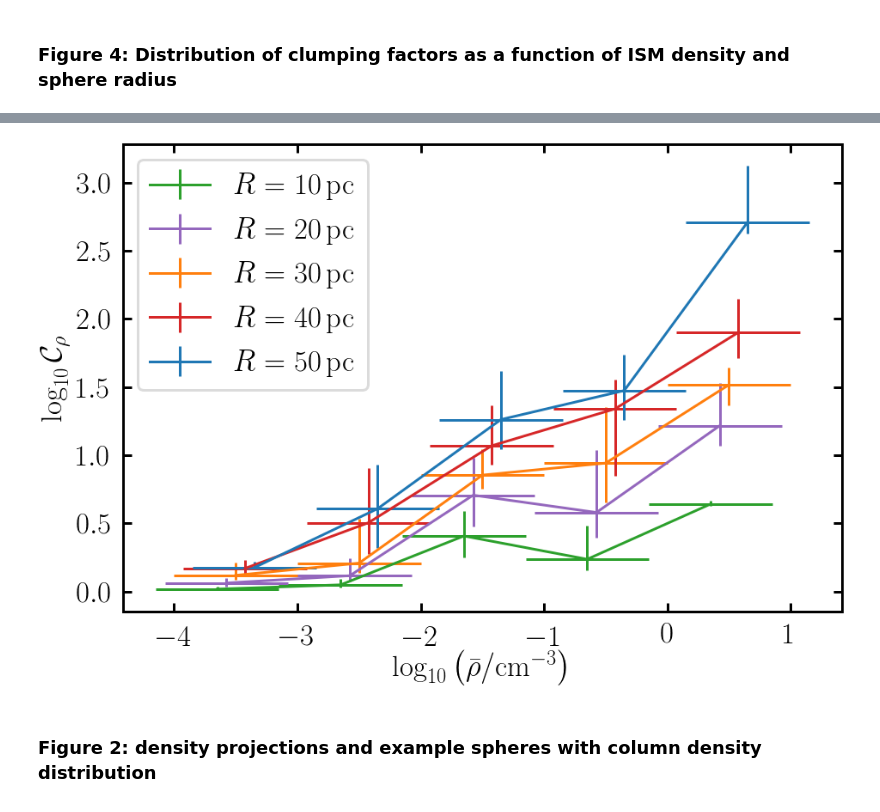
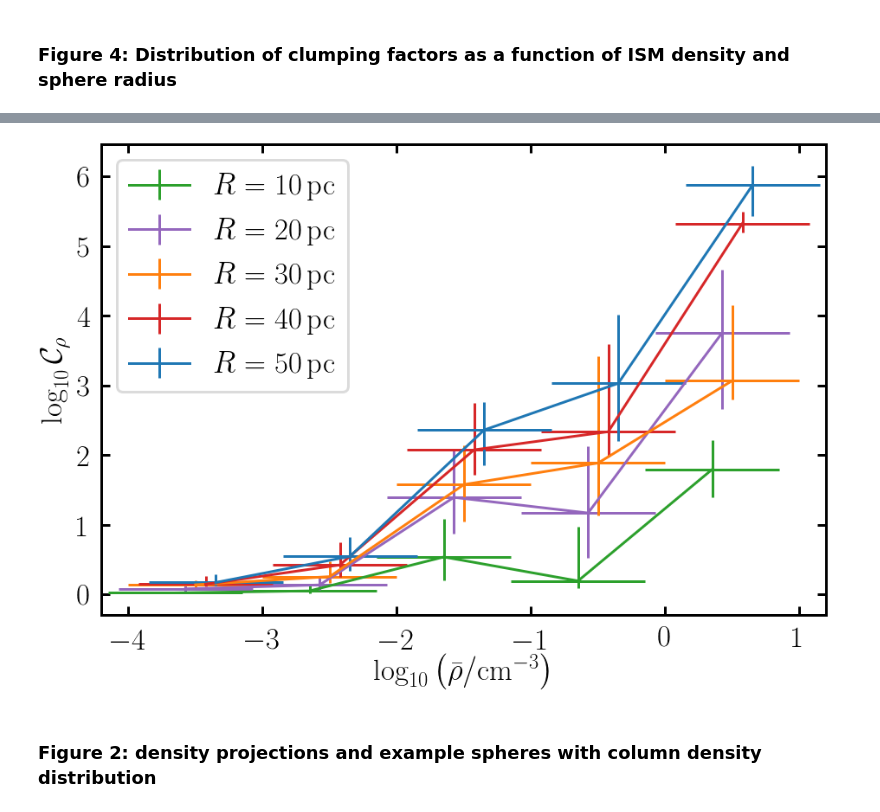
Before and after one commit to TobiBu/ISM_subgrid_clumping, a Jupyter notebook: ISM_subgrid_clumping.ipynb, the cells around one changed output, grey strips where cells are left out. Drawn from its saved outputs; the diff is of its cells as text; code cells hidden in the pictures.

```diff
--- a/ISM_subgrid_clumping.ipynb
+++ b/ISM_subgrid_clumping.ipynb
@@ -272,20 +257,0 @@ plt.savefig("./plots/width.pdf", bbox_inches='tight')
-# %%
-# right panel of Fig. 3
-C = [1.01,1.5,3.,5.,10.,30.,100.,1000.,10000.]
-logC = np.log10(C)
-colors = plt.cm.hot(logC/logC[-1])#np.linspace(0,1,len(C)+3))
-dens = np.linspace(-3.8,0.5,500)
-
-plt.figure(figsize=(15,10))
-th = 1e17
-rad = 20
-
-for i in range(len(C)-1):
-    plt.plot(dens,volume_errf(10**dens,rad,C[i],th),color=colors[i], label=C[i])
-
-plt.xlim(-3.8,0.1)
-plt.legend(title="clumping factor",title_fontsize=30,fontsize=30)
-plt.ylabel(r"$ P\left(\Sigma\geq\delta\right)$")#\,
-plt.xlabel(r"$\log_{10}\left(\left<\rho\right>_V/\rm{cm}{^{-3}}\right)$")
-plt.title(r"$\rm{covering\, fraction\, at\, \delta=10^{17}\rm{cm}^{-2}\, and\, R=%s\rm{pc}}$"%rad, fontsize=35)
-plt.savefig("./plots/cov_frac.pdf", bbox_inches='tight')
@@ -439,5 +536,5 @@ plt.savefig("./plots/c_vs_c_all.pdf", bbox_inches='tight')
 # %%
-# Fig. 4: clumping factor for different sphere radii
+# Calculate values for Table 1: clumping factor for different sphere radii
 
 cmap = plt.get_cmap("tab10")
 color = [2,4,1,3,0]
@@ -462,53 +559,65 @@ for name,rad in zip(names,[10,20,30,40,50]):
     cell_volumes  = data[5]
 
     cf0 = []
+    cf1 = []
 
     #clumping factor computation
     d = cell_masses/cell_volumes
     v = cell_volumes
 
     for i in range(500):
+        mean = np.mean(d[i])
+        median = np.median(d[i])
+        cf0.append(mean/median)
+
+    clump = np.asarray(cf0)
+    log_clump = np.log10(np.exp(2*np.log(clump))) # factor 2 comes in because we use mean and median to calculate
+                                    #the clumping factor. See explanantion to Eq. 10 in Buck et al. 2021b
+
+    for i in range(500):
         numer = np.sum(d[i]**2*v[i])/np.sum(v[i])
         denom = (np.sum(d[i]*v[i])/np.sum(v[i]))**2
 
-        cf0.append(numer/denom)
+        cf1.append(numer/denom)
 
-    den = data[0]
+    density = data[0]
 
-    density.extend(den)
-    clump.extend(cf0)
+    #density.extend(den)
+    #clump.extend(log_clump)
 
-    bin_means, bin_edges, binnumber = stats.binned_statistic(np.log10(np.asarray(density)/p_mass),np.log10(np.asarray(clump)),
+    bin_means, bin_edges, binnumber = stats.binned_statistic(np.log10(np.asarray(density)/p_mass),log_clump,
                             statistic='median',range=Range, bins=Nbin)
 
     bin_width = (bin_edges[1] - bin_edges[0])
     bin_centers = bin_edges[1:] - bin_width/2
 
-    bin_Hquant, _, _ = stats.binned_statistic(np.log10(np.asarray(density)/p_mass),np.log10(np.asarray(clump)),
+    bin_Hquant, _, _ = stats.binned_statistic(np.log10(np.asarray(density)/p_mass),log_clump,
                             statistic=lambda y: np.percentile(y, 68),range=Range, bins=Nbin)
-    bin_Lquant, _, _ = stats.binned_statistic(np.log10(np.asarray(density)/p_mass),np.log10(np.asarray(clump)),
+    bin_Lquant, _, _ = stats.binned_statistic(np.log10(np.asarray(density)/p_mass),log_clump,
                             statistic=lambda y: np.percentile(y, 34),range=Range, bins=Nbin)
 
-    bin_std, _, _ = stats.binned_statistic(np.log10(np.asarray(density)/p_mass),np.log10(np.asarray(clump)),
+    bin_std, _, _ = stats.binned_statistic(np.log10(np.asarray(density)/p_mass),log_clump,
                             statistic=np.std,range=Range, bins=Nbin)
 
     ax.errorbar(bin_centers+(j-3)*0.075,bin_means,xerr=[bin_width/2.]*len(bin_means),yerr=[bin_means-bin_Lquant,bin_Hquant-bin_means],c=cmap(color[j-1]),label=r'$R=%i\, \rm{pc}$'%rad)
 
-    #print(rad)
-    #print("means")
-    #print(bin_means)
-    #print("L quant")
-    #print(bin_Lquant)
-    #print("H quant")
-    #print(bin_Hquant)
-    #print("std")
-    #print(bin_std)
+    print(rad)
+    print("means")
+    print(bin_means)
+    print("L quant")
+    print(bin_Lquant)
+    print("H quant")
+    print(bin_Hquant)
+    print("std")
+    print(bin_std)
 
-    #for x,y,z in zip(np.round(bin_means,2),np.round(bin_Lquant,2),np.round(bin_Hquant,2)):
-    #    print(str(x) + "$_{"+str(y)+"}^{"+str(z)+"}")
+    for x,y,z in zip(np.round(bin_means,2),np.round(bin_Lquant,2),np.round(bin_Hquant,2)):
+        print(str(x) + "$_{"+str(y)+"}^{"+str(z)+"}$ &")
 
     j += 1
 
+#ax.axvspan(0, 1.25, alpha=0.25, color='gray', zorder=-1)
+ax.set_xlim(-4.2,1.2)
 ax.set_xlabel(r"$\log_{10}\left(\bar{\rho}/\rm{cm^{-3}}\right)$")
 ax.set_ylabel(r"$\log_{10}\mathcal{C}_\rho$")
 ax.legend(fontsize=35,loc=2)
@@ -517,4 +643,4 @@ plt.savefig('./plots/c_vs_rho.pdf', bbox_inches='tight')
-[figure, old version]
+[figure, new version]
 # %% [markdown]
 ### Figure 2: density projections and example spheres with column density distribution
 # %%
```
Also changed, not shown: parts of 17 cells of this notebook, 11 other files.
